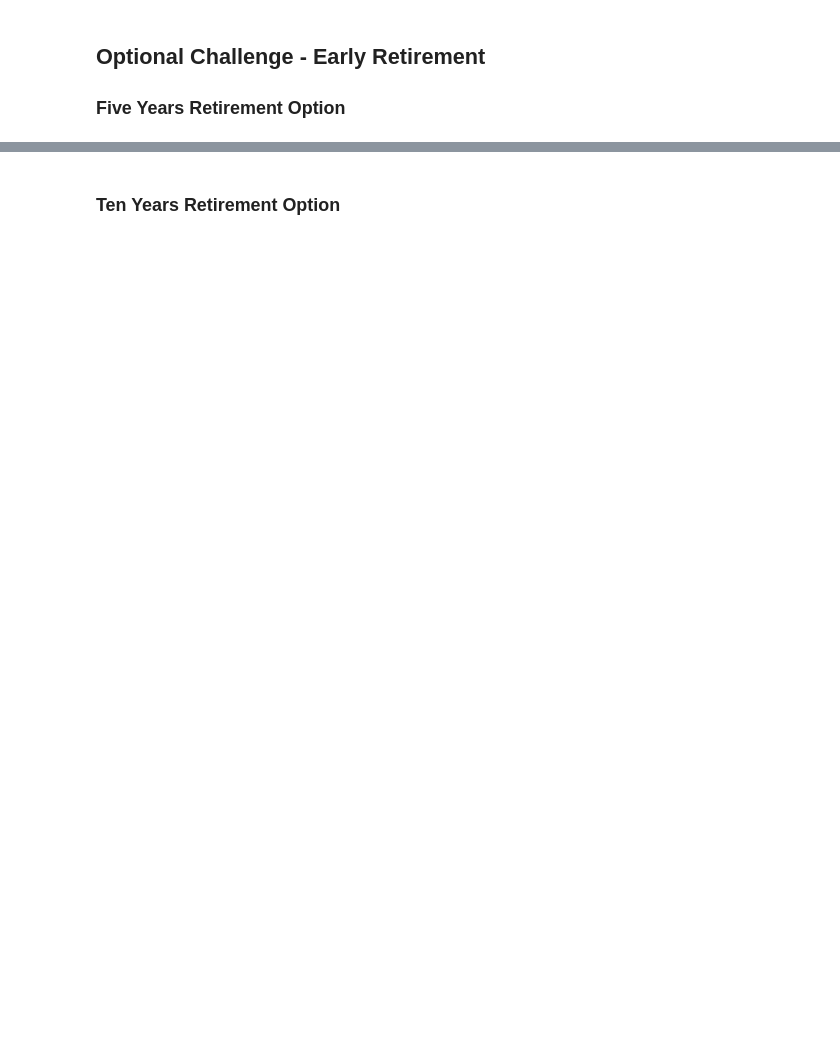
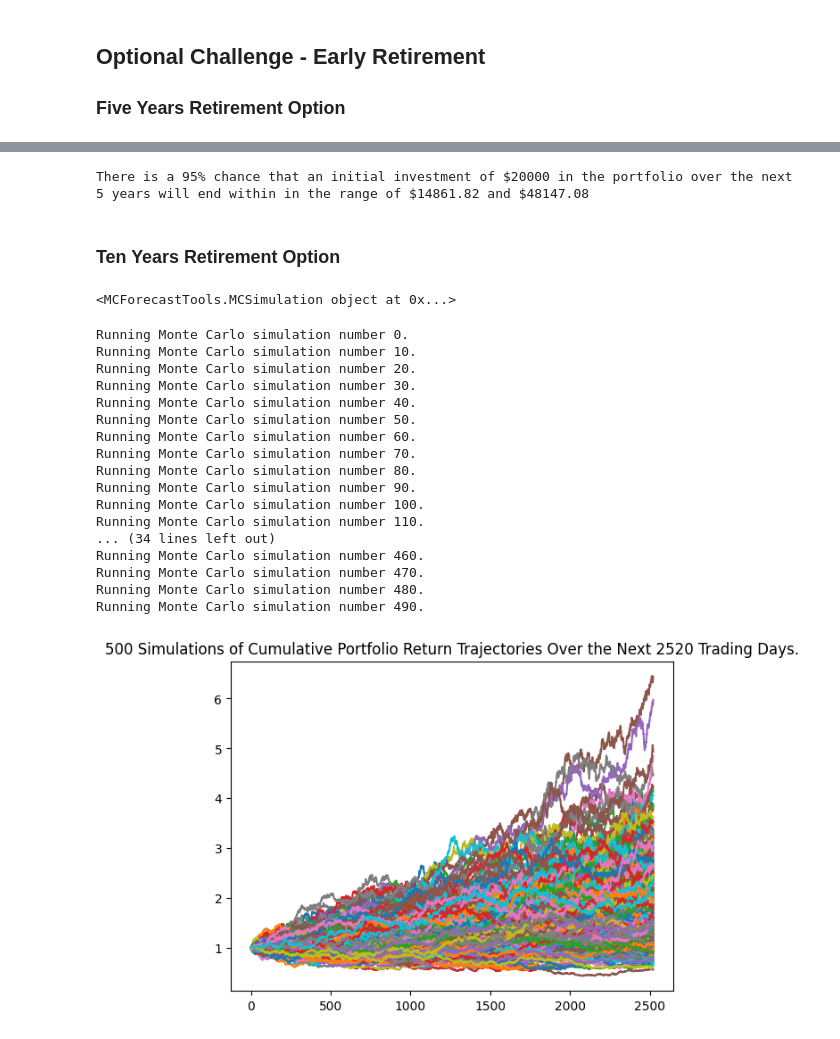
Before and after one commit to bittraidr/Financial_Planner, a Jupyter notebook: financial-planner.ipynb, the cells around one changed output, grey strips where cells are left out. Drawn from its saved outputs; the diff is of its cells as text; code cells hidden in the pictures; blank space fills up the shorter version.

```diff
--- a/financial-planner.ipynb
+++ b/financial-planner.ipynb
@@ -393,16 +434,29 @@ There is a 95% chance that an initial investment of $30000.0 in the portfolio ov
 # %%
 # Set initial investment
-# YOUR CODE HERE!
+initial_investment_five = 20000
 
 # Use the lower and upper `95%` confidence intervals to calculate the range of the possible outcomes of our $60,000
-# YOUR CODE HERE!
+ci_lower_five = round(sum_stat_five[8]*initial_investment_five,2)
+ci_upper_five = round(sum_stat_five[9]*initial_investment_five,2)
 
 # Print results
-print(f"There is a 95% chance that an initial investment of ${initial_investment} in the portfolio"
+print(f"There is a 95% chance that an initial investment of ${initial_investment_five} in the portfolio"
       f" over the next 5 years will end within in the range of"
       f" ${ci_lower_five} and ${ci_upper_five}")
+# %% [output]
+There is a 95% chance that an initial investment of $20000 in the portfolio over the next 5 years will end within in the range of $14861.82 and $48147.08
 # %% [markdown]
 ### Ten Years Retirement Option
+# %%
+# Configuring a Monte Carlo simulation to forecast 10 years cumulative returns
+mc_sim_ten = MCSimulation(
+    portfolio_data = df_combined_five,
+    weights = [0.60, 0.40],
+    num_simulation = num_sims,
+    num_trading_days = 252 * 10
+)
 # %%
-# Configuring a Monte Carlo simulation to forecast 10 years cumulative returns
-# YOUR CODE HERE!
+# Running a Monte Carlo simulation to forecast 10 years cumulative returns
+print(mc_sim_ten)
+# %% [output]
+<MCForecastTools.MCSimulation object at 0x...>
@@ -412,3 +463,22 @@ print(f"There is a 95% chance that an initial investment of ${initial_investment
 # %%
 # Plot simulation outcomes
-# YOUR CODE HERE!
+sim_ten_plot = mc_sim_ten.plot_simulation()
+# %% [output]
+Running Monte Carlo simulation number 0.
+Running Monte Carlo simulation number 10.
+Running Monte Carlo simulation number 20.
+Running Monte Carlo simulation number 30.
+Running Monte Carlo simulation number 40.
+Running Monte Carlo simulation number 50.
+Running Monte Carlo simulation number 60.
+Running Monte Carlo simulation number 70.
+Running Monte Carlo simulation number 80.
+Running Monte Carlo simulation number 90.
+Running Monte Carlo simulation number 100.
+Running Monte Carlo simulation number 110.
+... (34 lines left out)
+Running Monte Carlo simulation number 460.
+Running Monte Carlo simulation number 470.
+Running Monte Carlo simulation number 480.
+Running Monte Carlo simulation number 490.
+[figure, added]
```
Also changed, not shown: parts of 21 cells of this notebook.
